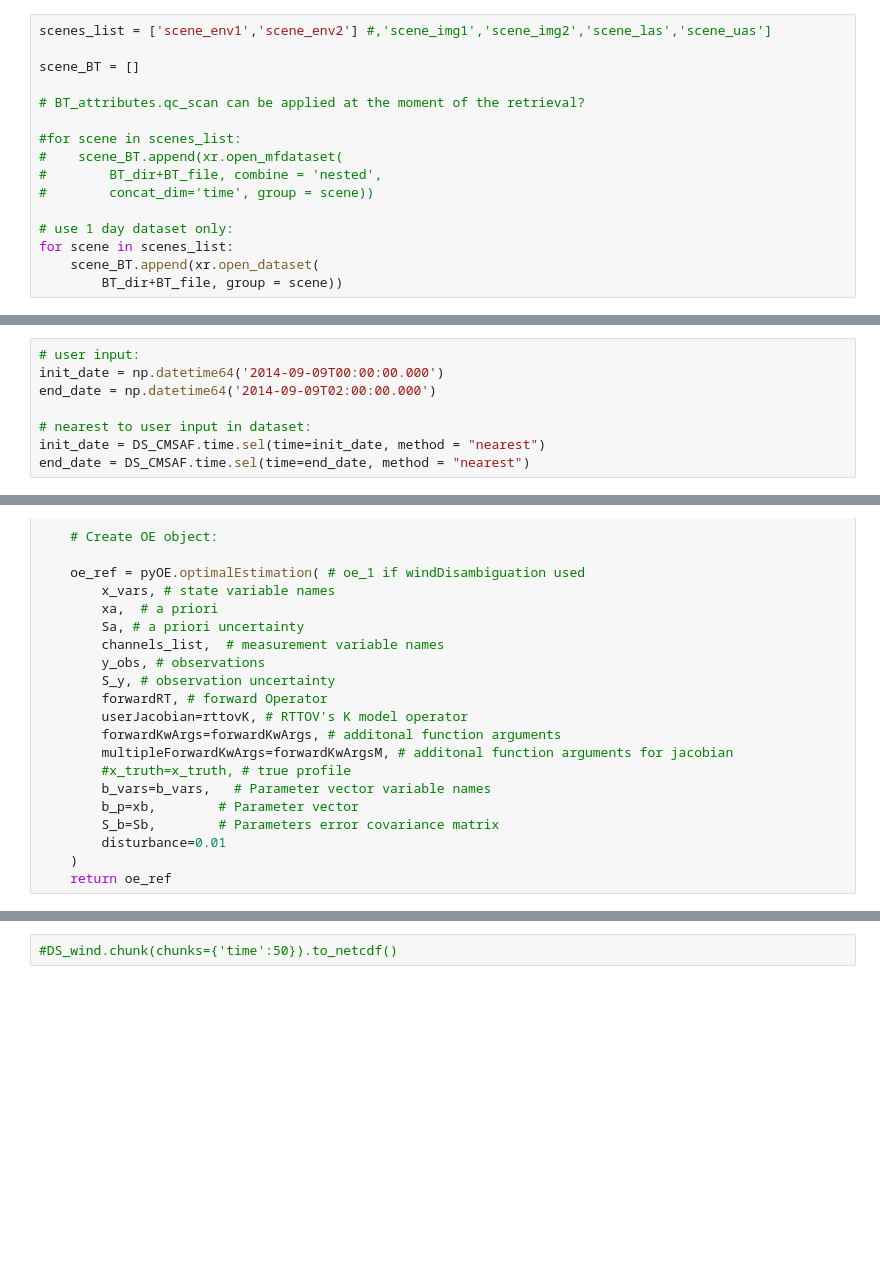
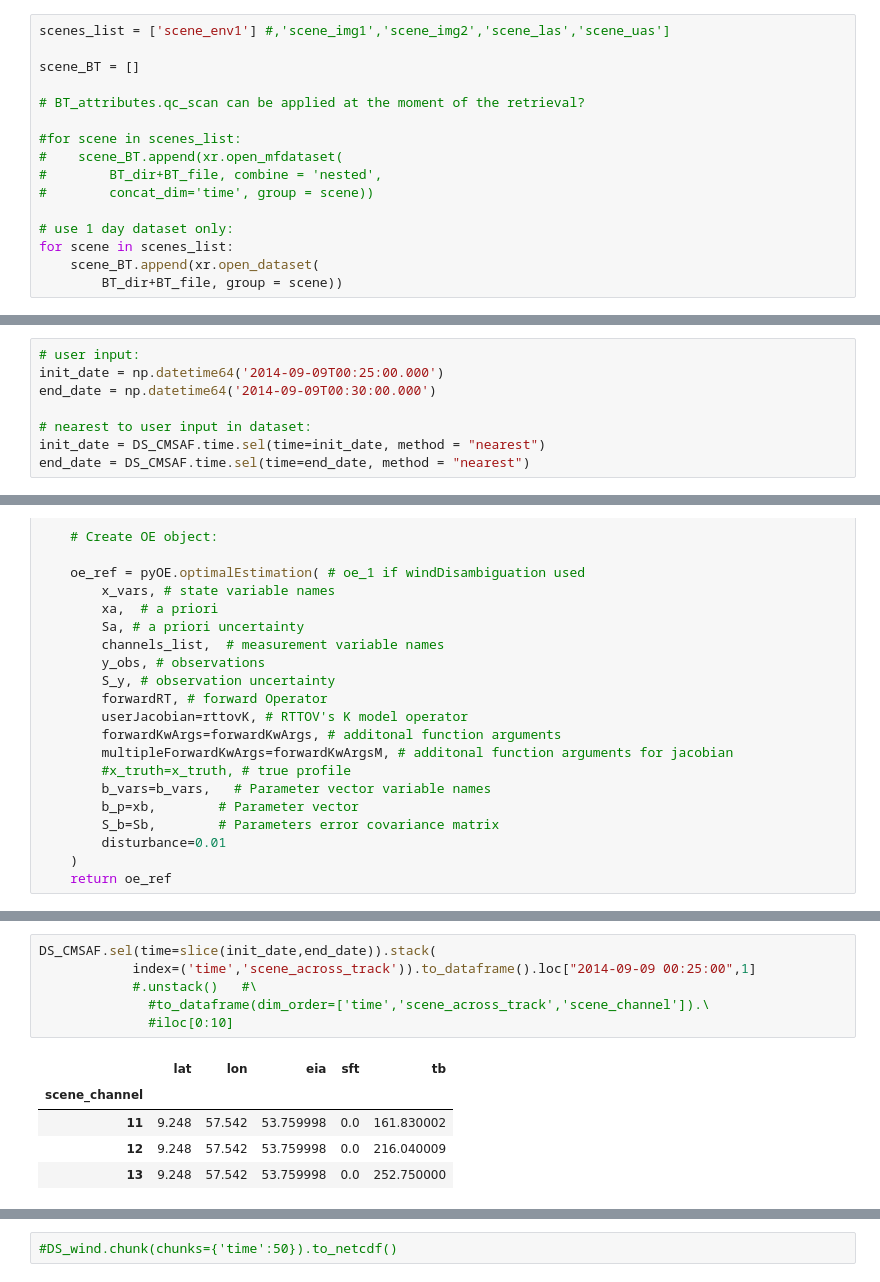
Before and after one commit to deweatherman/SatOpEst, a Jupyter notebook: retrieveCore.ipynb, the cells around one changed output, grey strips where cells are left out. Saved outputs shown, nothing was run; the diff lists cells and outputs as text; blank space fills up the shorter version.

```diff
--- a/retrieveCore.ipynb
+++ b/retrieveCore.ipynb
@@ -410,7 +424,7 @@ def sleep_and_print_mem(title, sleep=3):
 # you might also use indexing operations like .sel to subset datasets
 BT_attributes = read_netcdfs(BT_dir+BT_file, dim='time')
 # %%
-scenes_list = ['scene_env1','scene_env2'] #,'scene_img1','scene_img2','scene_las','scene_uas']
+scenes_list = ['scene_env1'] #,'scene_img1','scene_img2','scene_las','scene_uas']
 
 scene_BT = []
 
@@ -543,8 +561,8 @@ except pyrttov.RttovError as e:
     sys.exit(1)
 # %%
 # user input:
-init_date = np.datetime64('2014-09-09T00:00:00.000')
-end_date = np.datetime64('2014-09-09T02:00:00.000')
+init_date = np.datetime64('2014-09-09T00:25:00.000')
+end_date = np.datetime64('2014-09-09T00:30:00.000')
 
 # nearest to user input in dataset:
 init_date = DS_CMSAF.time.sel(time=init_date, method = "nearest")
@@ -717,0 +797,12 @@ def init_retrieval_data(nprofiles, time_i, lat, lon,
+# %%
+DS_CMSAF.sel(time=slice(init_date,end_date)).stack(
+            index=('time','scene_across_track')).to_dataframe().loc["2014-09-09 00:25:00",1]
+            #.unstack()   #\
+              #to_dataframe(dim_order=['time','scene_across_track','scene_channel']).\
+              #iloc[0:10]
+# %% [output]
+|  | lat | lon | eia | sft | tb |
+| scene_channel |  |  |  |  |  |
+| 11 | 9.248 | 57.542 | 53.759998 | 0.0 | 161.830002 |
+| 12 | 9.248 | 57.542 | 53.759998 | 0.0 | 216.040009 |
+| 13 | 9.248 | 57.542 | 53.759998 | 0.0 | 252.750000 |
```
Also changed, not shown: parts of 12 cells of this notebook, 1 other file.
